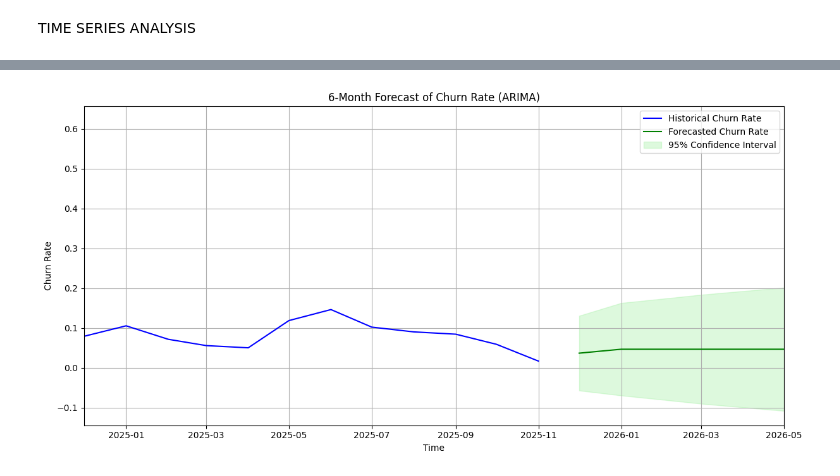
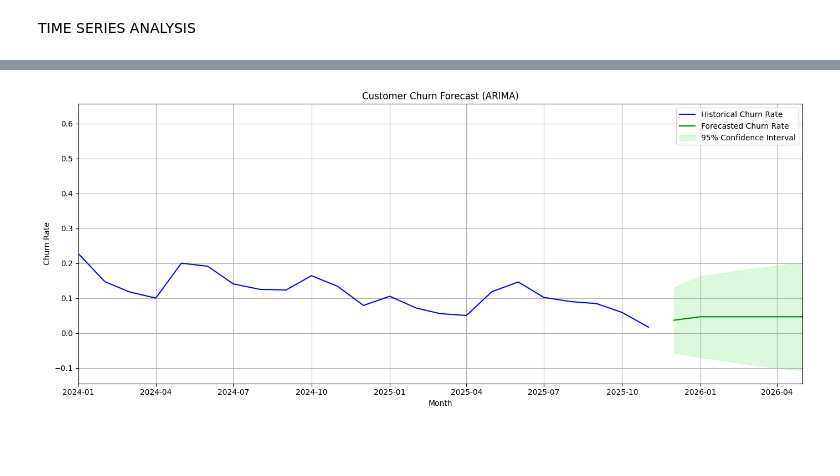
Before and after one commit to Rishi0029/Telco-Bank-CustomerChurn, a Jupyter notebook: Insights.ipynb, the cells around one changed output, grey strips where cells are left out. Cells and saved outputs as stored; diff of their text form; code cells hidden in the pictures; blank space fills up the shorter version.

```diff
--- a/Insights.ipynb
+++ b/Insights.ipynb
@@ -246,76 +246,76 @@ Requirement already satisfied: threadpoolctl>=3.1.0 in c:\users\its_b\appdata\lo
 Requirement already satisfied: patsy>=0.5.6 in c:\users\its_b\appdata\local\programs\python\python312\lib\site-packages (from statsmodels>=0.13.2->pmdarima) (0.5.6)
 Requirement already satisfied: six in c:\users\its_b\appdata\local\programs\python\python312\lib\site-packages (from patsy>=0.5.6->statsmodels>=0.13.2->pmdarima) (1.16.0)
 # %%
+import pandas as pd
+import matplotlib.pyplot as plt
 from statsmodels.tsa.stattools import adfuller
 from pmdarima import auto_arima
 from statsmodels.tsa.arima.model import ARIMA
+from datetime import datetime
 
-
-# Simulate join month based on tenure in days (assuming dataset is from Jan 2020)
+# -------- Step 1: Create monthly churn rate time series --------
+# Simulate join month from tenure
 df['JoinMonth'] = pd.to_datetime((df['tenure'] * 30), unit='D', origin='2020-01-01')
 
-# Calculate churn rate per month
+# Monthly churn rate (%)
 monthly_churn = df.groupby(df['JoinMonth'].dt.to_period('M'))['Churn'].apply(lambda x: (x == 'Yes').mean())
-
-# Convert period to timestamp for plotting
 monthly_churn.index = monthly_churn.index.to_timestamp()
+monthly_churn = monthly_churn.sort_index()
 # %%
-print("\n ADF Test ")
+print("\n--- ADF Test ---")
 adf_result = adfuller(monthly_churn)
 print(f"ADF Statistic: {adf_result[0]:.4f}")
 print(f"p-value: {adf_result[1]:.4f}")
-if adf_result[1] > 0.05:
-    print("Series is non-stationary.")
-else:
-    print("Series is stationary. Proceed with ARIMA")
+print("Result:", "Stationary" if adf_result[1] <= 0.05 else "Non-stationary")
 
-
+# -------- Step 3: Fit ARIMA Model --------
 stepwise_model = auto_arima(monthly_churn,
                             seasonal=False,
                             trace=True,
                             suppress_warnings=True,
                             error_action="ignore")
 
-print("\n Autp ARIMA Summary ")
+print("\n--- ARIMA Summary ---")
 print(stepwise_model.summary())
+print("Chosen ARIMA Order:", stepwise_model.order)
 
-
+# -------- Step 4: Train and Forecast --------
 model = ARIMA(monthly_churn, order=stepwise_model.order)
 model_fit = model.fit()
 
 forecast_result = model_fit.get_forecast(steps=6)
 forecast = forecast_result.predicted_mean
 
-# Align forecast index with future months
+# Forecast date index
 last_date = monthly_churn.index[-1]
 forecast.index = pd.date_range(start=last_date + pd.DateOffset(months=1), periods=6, freq='MS')
 
+# Confidence intervals
 conf_int = forecast_result.conf_int()
 conf_int.index = forecast.index
 
-
-plt.figure(figsize=(12,6))
+# -------- Step 5: Visualization --------
+plt.figure(figsize=(14, 6))
 plt.plot(monthly_churn, label='Historical Churn Rate', color='blue')
 plt.plot(forecast.index, forecast, label='Forecasted Churn Rate', color='green')
-
-# Plotting confidence interval using correct column names
 plt.fill_between(forecast.index,
-                 conf_int['lower Churn'],
-                 conf_int['upper Churn'],
+                 conf_int.iloc[:, 0],
+                 conf_int.iloc[:, 1],
                  color='lightgreen', alpha=0.3, label='95% Confidence Interval')
 
-plt.title('6-Month Forecast of Churn Rate (ARIMA)')
-plt.xlabel('Time')
+plt.title('Customer Churn Forecast (ARIMA)')
+plt.xlabel('Month')
 plt.ylabel('Churn Rate')
+plt.grid(True)
 plt.legend()
+
+# Start from Jan 2024 if data exists
+try:
+    visible_start = monthly_churn.index[monthly_churn.index >= datetime(2024, 1, 1)][0]
+except IndexError:
+    visible_start = monthly_churn.index[0]
+
+plt.xlim([visible_start, forecast.index[-1]])
 plt.tight_layout()
-plt.grid(True)
-# Optional: Zoom in to the last 12 months + forecast
-visible_start = monthly_churn.index[-12]  # 12 months back
-visible_end = forecast.index[-1]         # last forecasted date
-plt.xlim([visible_start, visible_end])
-
 plt.show()
-
-#"Based on the ARIMA forecast, the churn rate is expected to remain relatively stable over the next 6 months with minor fluctuations. The absence of sharp increases suggests no immediate churn crisis. However, proactive retention strategies should continue to minimize risk."
 # %% [output]
@@ -339 +339 @@ Warnings:
-[figure, old version]
+[figure, new version]
```
Also changed, not shown: parts of 4 cells of this notebook, 18 other files.
